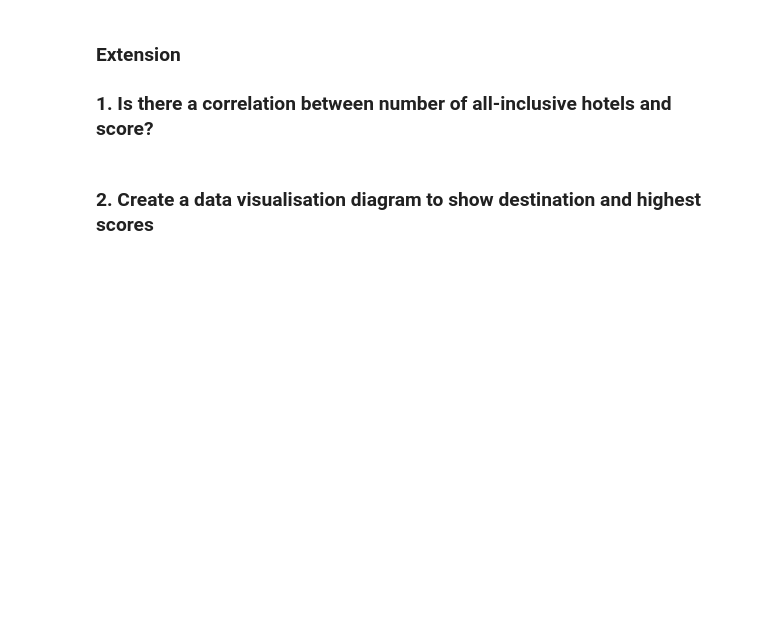
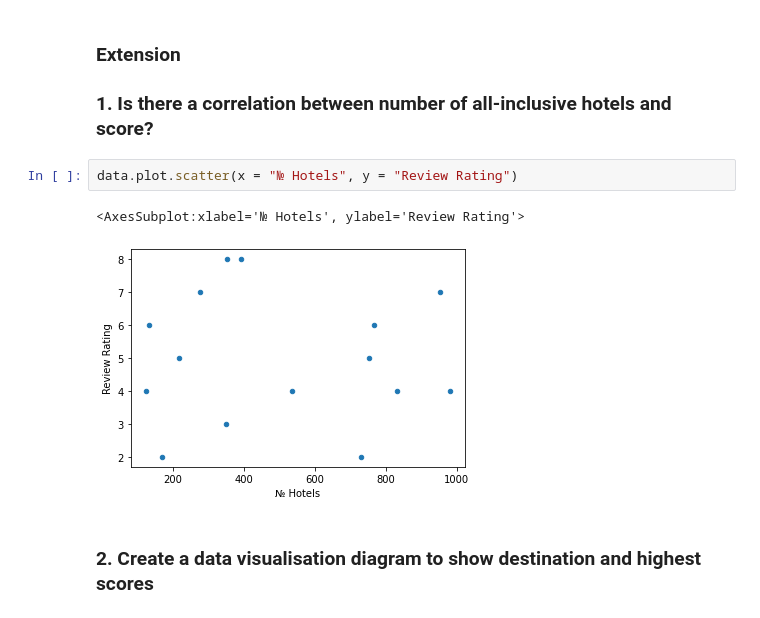
Before and after one commit to HanaViolette/HLT-1, a Jupyter notebook: NoteBook/HLT_Python_5.ipynb, the cells around one changed output. Saved outputs shown, nothing was run; the diff lists cells and outputs as text; blank space fills up the shorter version.

```diff
--- a/NoteBook/HLT_Python_5.ipynb
+++ b/NoteBook/HLT_Python_5.ipynb
@@ -165,5 +165,10 @@ RatingBelowOrEqual2.head()
 ### Extension
 
 ### 1. Is there a correlation between number of all-inclusive hotels and score?
+# %%
+data.plot.scatter(x = "№ Hotels", y = "Review Rating")
+# %% [output]
+<AxesSubplot:xlabel='№ Hotels', ylabel='Review Rating'>
+[figure, added]
 # %% [markdown]
 ### 2. Create a data visualisation diagram to show destination and highest scores
```
Also changed, not shown: parts of 1 cell of this notebook.
